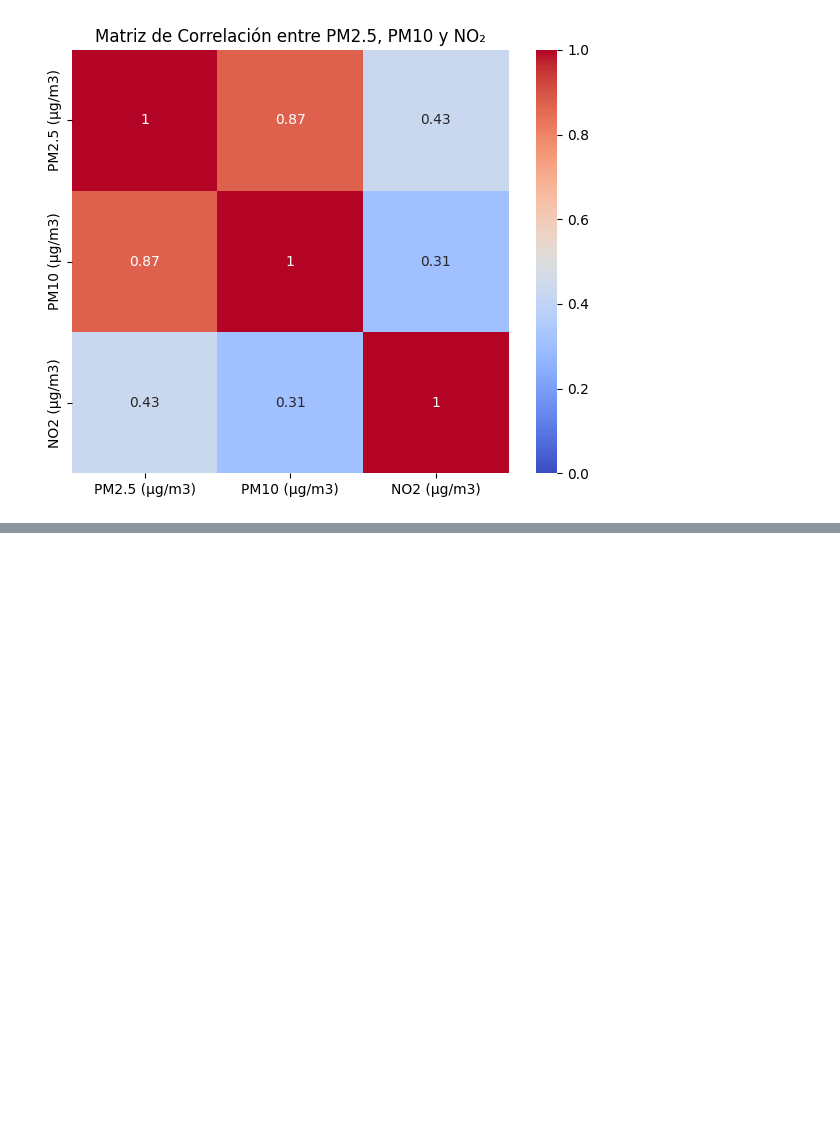
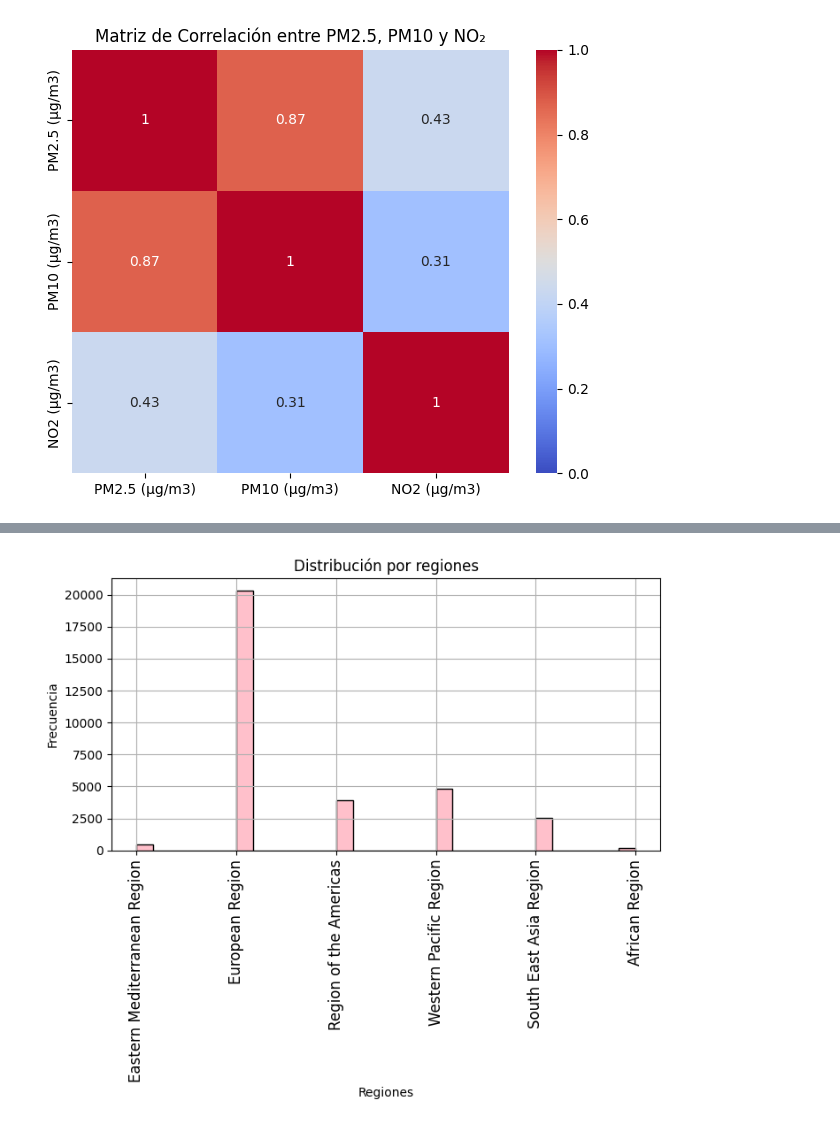
Before and after one commit to Flor-Si/Trabajo-Final-Ing-2025, a Jupyter notebook: TRABAJO FINAL.ipynb, the cells around one changed output, grey strips where cells are left out. Cells and saved outputs as stored; diff of their text form; code cells hidden in the pictures; blank space fills up the shorter version.

```diff
--- a/TRABAJO FINAL.ipynb
+++ b/TRABAJO FINAL.ipynb
@@ -344,0 +362,13 @@ calidad['genero_persona_en_situacion_de_violencia'].unique()
+# %%
+# HISTOGRAMA
+
+plt.figure(figsize=(8, 4))
+plt.hist(calidad['WHO Region'].dropna(), bins=30, color='pink', edgecolor='black')
+plt.title('Distribución por regiones')
+plt.xlabel('Regiones')
+plt.ylabel('Frecuencia')
+plt.xticks(rotation=90, fontsize=12)
+plt.grid(True)
+plt.show()
+# %% [output]
+[figure, added]
```
Also changed, not shown: parts of 2 cells of this notebook.
